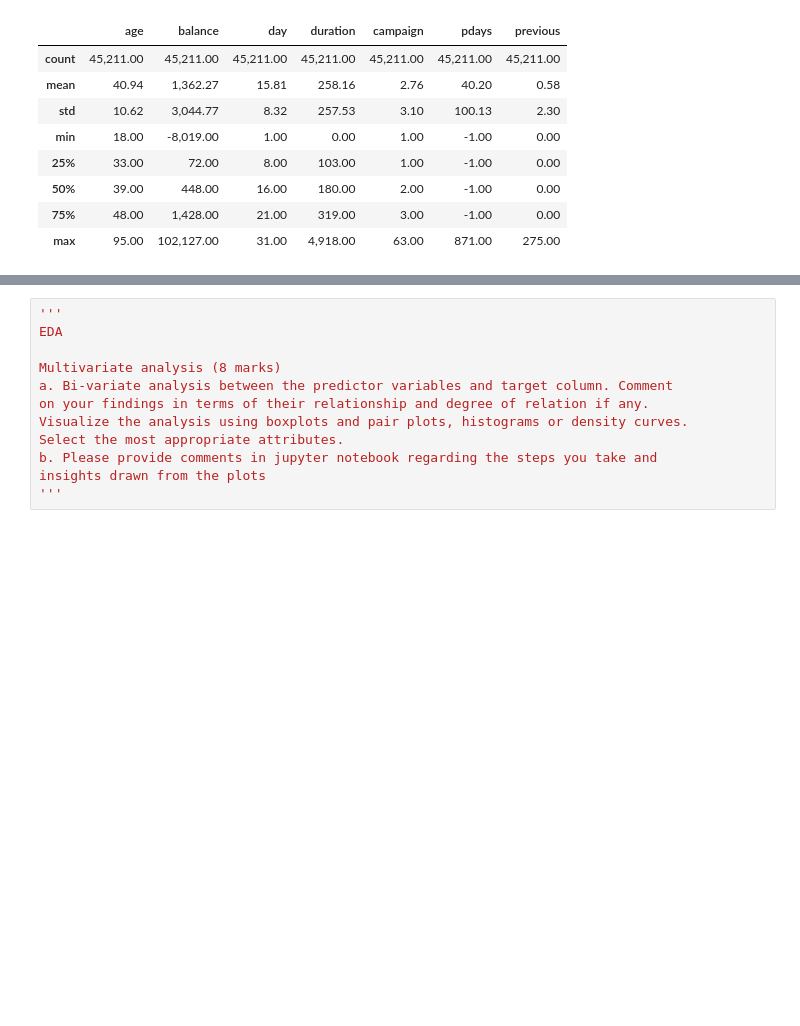
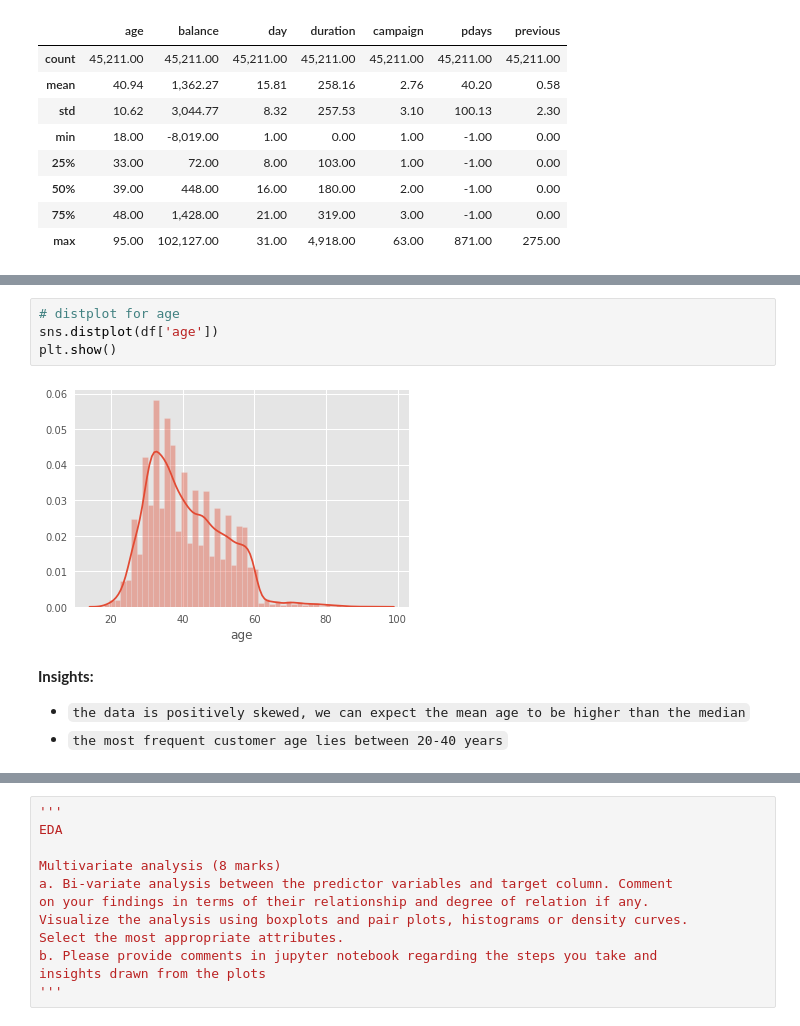
Before and after one commit to lauren-alexandra/subscription-prediction, a Jupyter notebook: Term_Deposit_Subscription_Prediction.ipynb, the cells around one changed output, grey strips where cells are left out. Cells and saved outputs as stored; diff of their text form; blank space fills up the shorter version.

```diff
--- a/Term_Deposit_Subscription_Prediction.ipynb
+++ b/Term_Deposit_Subscription_Prediction.ipynb
@@ -128,0 +140,10 @@ insights drawn from the plots.
+# %%
+# distplot for age
+sns.distplot(df['age'])
+plt.show()
+# %% [output]
+[figure, added]
+# %% [markdown]
+**Insights:**
+- `the data is positively skewed, we can expect the mean age to be higher than the median`
+- `the most frequent customer age lies between 20-40 years`
```
Also changed, not shown: parts of 13 cells of this notebook.
